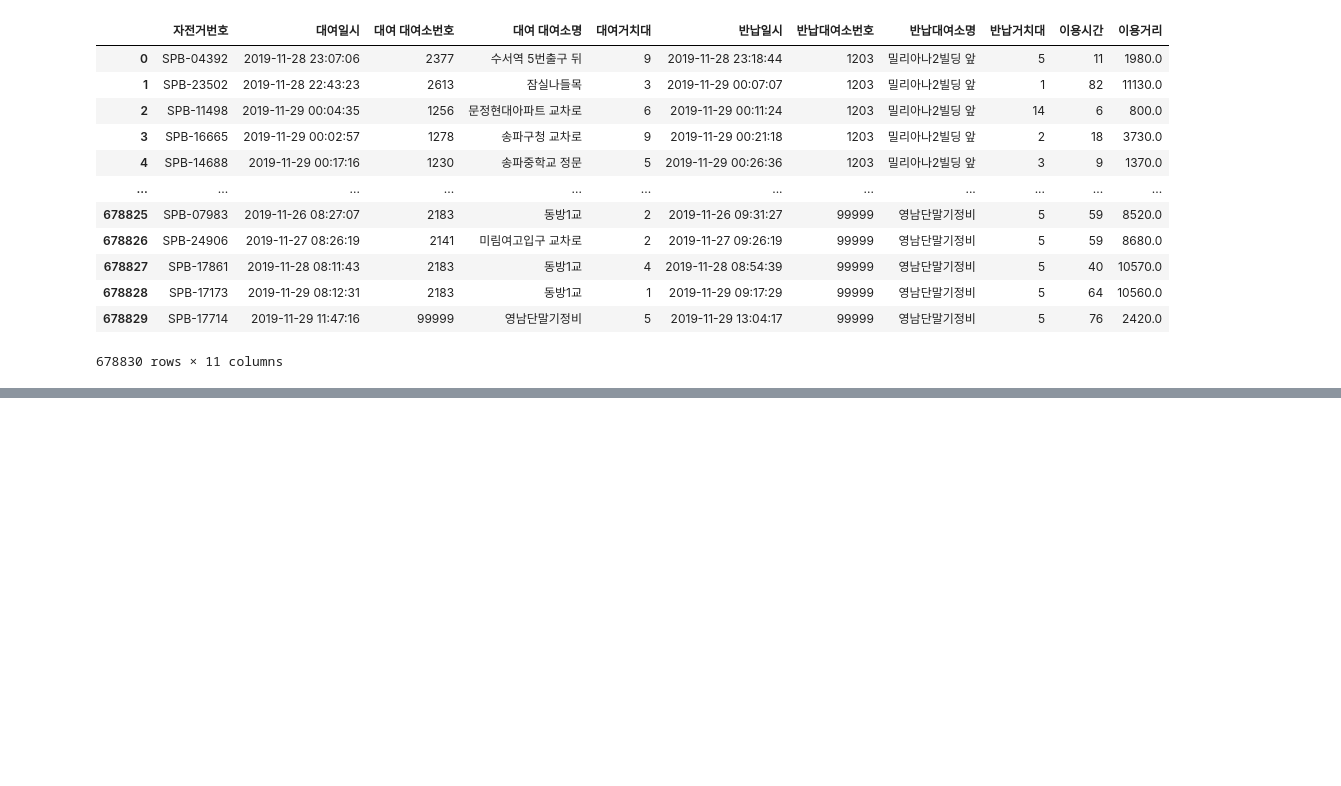
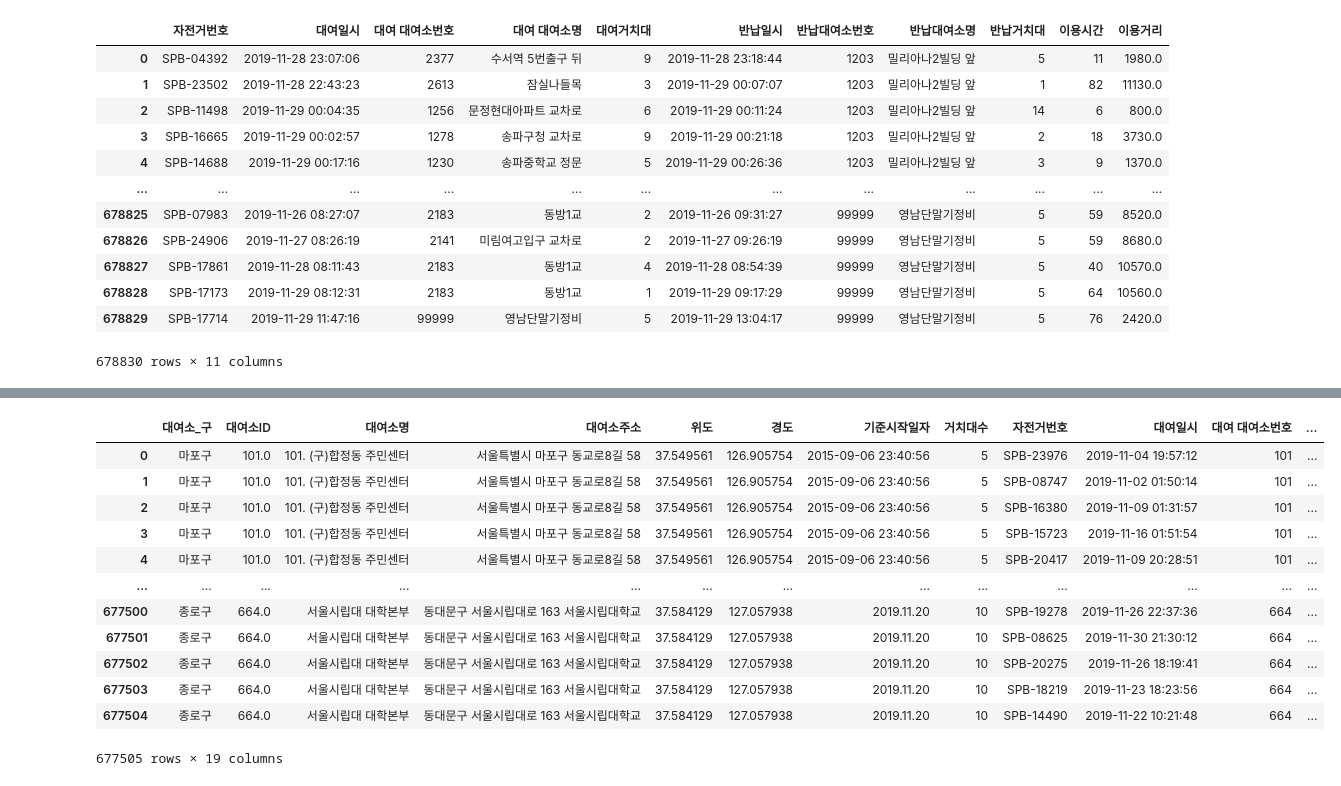
Before and after one commit to odong1989/-Machine-learning, a Jupyter notebook: SWDO_3th_ML/13_pandas_publicByCycle.ipynb, the cells around one changed output, grey strips where cells are left out. Drawn from its saved outputs; the diff is of its cells as text; code cells hidden in the pictures; blank space fills up the shorter version.

```diff
--- a/SWDO_3th_ML/13_pandas_publicByCycle.ipynb
+++ b/SWDO_3th_ML/13_pandas_publicByCycle.ipynb
@@ -46,6 +91,7 @@ place.isnull()
 # %%
 # 체크사항3 : nan값을 삭제 =>전처리 과정 실시
-place.dropna(how="any")
+place = place.dropna(how="any")
+place
 # %% [output]
 |  | 대여소_구 | 대여소ID | 대여소명 | 대여소주소 | 위도 | 경도 | 기준시작일자 | 거치대수 |
 | 0 | 마포구 | 101.0 | 101. (구)합정동 주민센터 | 서울특별시 마포구 동교로8길 58 | 37.549561 | 126.905754 | 2015-09-06 23:40:56 | 5 |
@@ -109,0 +260,18 @@ rent_info.isnull()
+# %%
+#3) 대여소정보 join 대여정보
+mergeData = pd.merge(place, rent_info, left_on='대여소ID', right_on='대여 대여소번호')
+mergeData
+# %% [output]
+|  | 대여소_구 | 대여소ID | 대여소명 | 대여소주소 | 위도 | 경도 | 기준시작일자 | 거치대수 | 자전거번호 | 대여일시 | 대여 대여소번호 | ... |
+| 0 | 마포구 | 101.0 | 101. (구)합정동 주민센터 | 서울특별시 마포구 동교로8길 58 | 37.549561 | 126.905754 | 2015-09-06 23:40:56 | 5 | SPB-23976 | 2019-11-04 19:57:12 | 101 | ... |
+| 1 | 마포구 | 101.0 | 101. (구)합정동 주민센터 | 서울특별시 마포구 동교로8길 58 | 37.549561 | 126.905754 | 2015-09-06 23:40:56 | 5 | SPB-08747 | 2019-11-02 01:50:14 | 101 | ... |
+| 2 | 마포구 | 101.0 | 101. (구)합정동 주민센터 | 서울특별시 마포구 동교로8길 58 | 37.549561 | 126.905754 | 2015-09-06 23:40:56 | 5 | SPB-16380 | 2019-11-09 01:31:57 | 101 | ... |
+| 3 | 마포구 | 101.0 | 101. (구)합정동 주민센터 | 서울특별시 마포구 동교로8길 58 | 37.549561 | 126.905754 | 2015-09-06 23:40:56 | 5 | SPB-15723 | 2019-11-16 01:51:54 | 101 | ... |
+| 4 | 마포구 | 101.0 | 101. (구)합정동 주민센터 | 서울특별시 마포구 동교로8길 58 | 37.549561 | 126.905754 | 2015-09-06 23:40:56 | 5 | SPB-20417 | 2019-11-09 20:28:51 | 101 | ... |
+| ... | ... | ... | ... | ... | ... | ... | ... | ... | ... | ... | ... | ... |
+| 677500 | 종로구 | 664.0 | 서울시립대 대학본부 | 동대문구 서울시립대로 163 서울시립대학교 | 37.584129 | 127.057938 | 2019.11.20 | 10 | SPB-19278 | 2019-11-26 22:37:36 | 664 | ... |
+| 677501 | 종로구 | 664.0 | 서울시립대 대학본부 | 동대문구 서울시립대로 163 서울시립대학교 | 37.584129 | 127.057938 | 2019.11.20 | 10 | SPB-08625 | 2019-11-30 21:30:12 | 664 | ... |
+| 677502 | 종로구 | 664.0 | 서울시립대 대학본부 | 동대문구 서울시립대로 163 서울시립대학교 | 37.584129 | 127.057938 | 2019.11.20 | 10 | SPB-20275 | 2019-11-26 18:19:41 | 664 | ... |
+| 677503 | 종로구 | 664.0 | 서울시립대 대학본부 | 동대문구 서울시립대로 163 서울시립대학교 | 37.584129 | 127.057938 | 2019.11.20 | 10 | SPB-18219 | 2019-11-23 18:23:56 | 664 | ... |
+| 677504 | 종로구 | 664.0 | 서울시립대 대학본부 | 동대문구 서울시립대로 163 서울시립대학교 | 37.584129 | 127.057938 | 2019.11.20 | 10 | SPB-14490 | 2019-11-22 10:21:48 | 664 | ... |
+677505 rows × 19 columns
```
Also changed, not shown: parts of 19 cells of this notebook, 12 other files.
